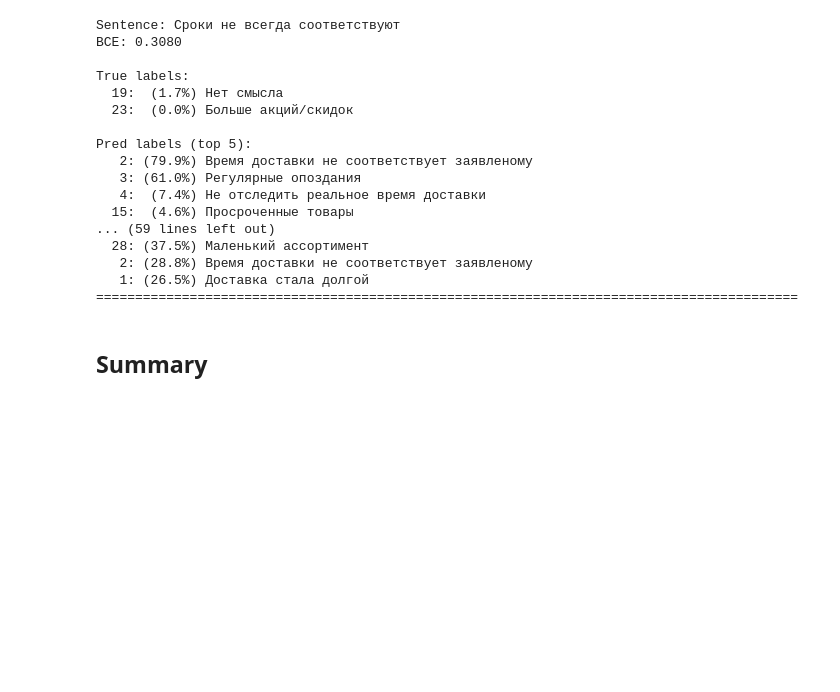
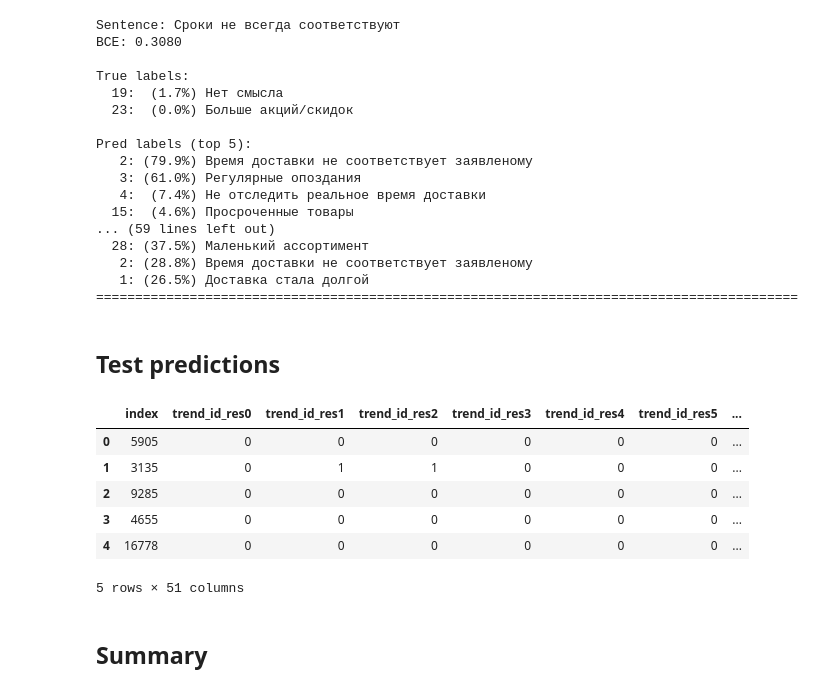
Before and after one commit to aufflammen/nlp_samokat, a Jupyter notebook: nlp_samokat.ipynb, the cells around one changed output. Cells and saved outputs as stored; diff of their text form; code cells hidden in the pictures; blank space fills up the shorter version.

Commit message:
add test submission

```diff
--- a/nlp_samokat.ipynb
+++ b/nlp_samokat.ipynb
@@ -1921,7 +1921,8 @@ collator_mask = DataCollatorWithRandomMasking(
 # %%
 dataset_tokenized = DatasetDict({
     'train': Dataset.from_dict(train_data),
-    'val': Dataset.from_dict(val_data)
+    'val': Dataset.from_dict(val_data),
+    'test': Dataset.from_dict(test_data)
 })
 
 dataset_tokenized = dataset_tokenized.map(tokenize_function, batched=True, remove_columns=['sentences'])
@@ -1936,12 +1937,20 @@ train_loader = DataLoader(
     batch_size=BATCH_SIZE,
     collate_fn=collator_mask,
 )
+
 val_loader = DataLoader(
     dataset_tokenized['val'],
     shuffle=False,
     batch_size=BATCH_SIZE,
     collate_fn=collator,
 )
+
+test_loader = DataLoader(
+    dataset_tokenized['test'],
+    shuffle=False,
+    batch_size=BATCH_SIZE,
+    collate_fn=collator,
+)
 # %% [markdown]
 ### Make model
 # %%
@@ -2095,3 +2104,22 @@ Pred labels (top 5):
    2: (28.8%) Время доставки не соответствует заявленому
    1: (26.5%) Доставка стала долгой
 ==========================================================================================
+# %% [markdown]
+## Test predictions
+# %%
+pred_proba_test = get_predict(model, test_loader)
+pred_test = (pred_proba_test >= .5).astype(int)
+# %%
+test_indices = np.array(test_df.index).reshape(-1, 1)
+submission = np.hstack([test_indices, pred_test])
+submission = pd.DataFrame(submission, columns=['index', *label_cols])
+# %%
+submission.head()
+# %% [output]
+|  | index | trend_id_res0 | trend_id_res1 | trend_id_res2 | trend_id_res3 | trend_id_res4 | trend_id_res5 | ... |
+| 0 | 5905 | 0 | 0 | 0 | 0 | 0 | 0 | ... |
+| 1 | 3135 | 0 | 1 | 1 | 0 | 0 | 0 | ... |
+| 2 | 9285 | 0 | 0 | 0 | 0 | 0 | 0 | ... |
+| 3 | 4655 | 0 | 0 | 0 | 0 | 0 | 0 | ... |
+| 4 | 16778 | 0 | 0 | 0 | 0 | 0 | 0 | ... |
+5 rows × 51 columns
```
Also changed, not shown: parts of 3 cells of this notebook, 2 other files.
